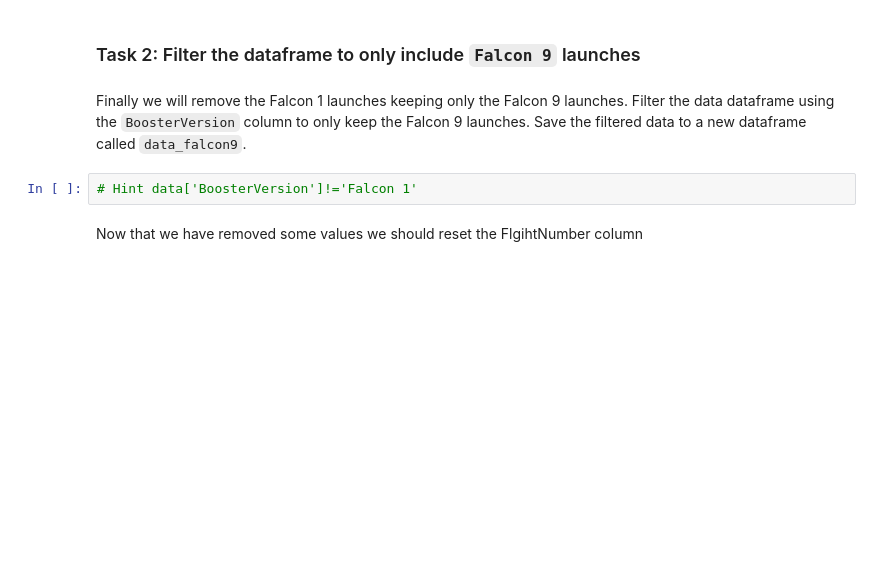
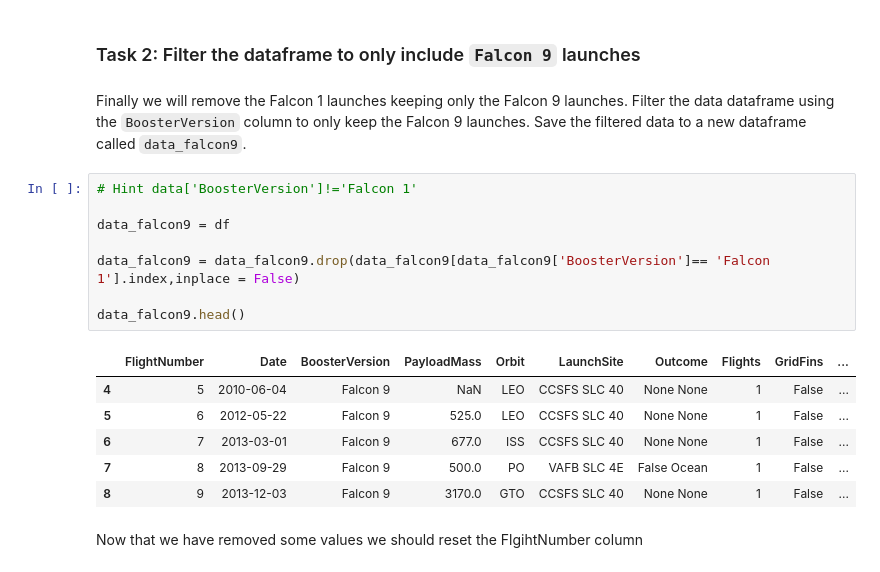
Before and after one commit to ColinR12/Coursera-Capstone-Project, a Jupyter notebook: Capstone Final Project .ipynb, the cells around one changed output. Cells and saved outputs as stored; diff of their text form; blank space fills up the shorter version.

```diff
--- a/Capstone Final Project .ipynb
+++ b/Capstone Final Project .ipynb
@@ -229,8 +259,21 @@ Show the summary of the dataframe
 ### Task 2: Filter the dataframe to only include `Falcon 9` launches
 # %% [markdown]
 Finally we will remove the Falcon 1 launches keeping only the Falcon 9 launches. Filter the data dataframe using the <code>BoosterVersion</code> column to only keep the Falcon 9 launches. Save the filtered data to a new dataframe called <code>data_falcon9</code>.
-# %%
-# Hint data['BoosterVersion']!='Falcon 1'
+# %%
+# Hint data['BoosterVersion']!='Falcon 1'
+
+data_falcon9 = df
+
+data_falcon9 = data_falcon9.drop(data_falcon9[data_falcon9['BoosterVersion']== 'Falcon 1'].index,inplace = False)
+
+data_falcon9.head()
+# %% [output]
+|  | FlightNumber | Date | BoosterVersion | PayloadMass | Orbit | LaunchSite | Outcome | Flights | GridFins | ... |
+| 4 | 5 | 2010-06-04 | Falcon 9 | NaN | LEO | CCSFS SLC 40 | None None | 1 | False | ... |
+| 5 | 6 | 2012-05-22 | Falcon 9 | 525.0 | LEO | CCSFS SLC 40 | None None | 1 | False | ... |
+| 6 | 7 | 2013-03-01 | Falcon 9 | 677.0 | ISS | CCSFS SLC 40 | None None | 1 | False | ... |
+| 7 | 8 | 2013-09-29 | Falcon 9 | 500.0 | PO | VAFB SLC 4E | False Ocean | 1 | False | ... |
+| 8 | 9 | 2013-12-03 | Falcon 9 | 3170.0 | GTO | CCSFS SLC 40 | None None | 1 | False | ... |
 # %% [markdown]
 Now that we have removed some values we should reset the FlgihtNumber column
 # %%
```
Also changed, not shown: parts of 11 cells of this notebook.
